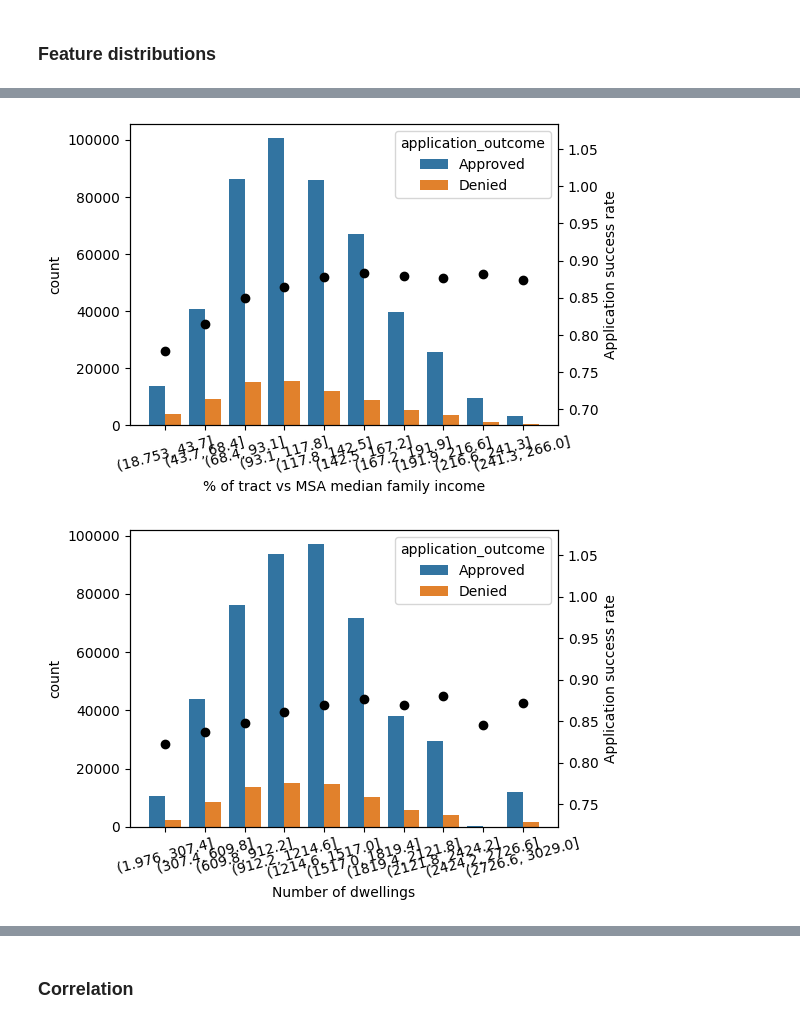
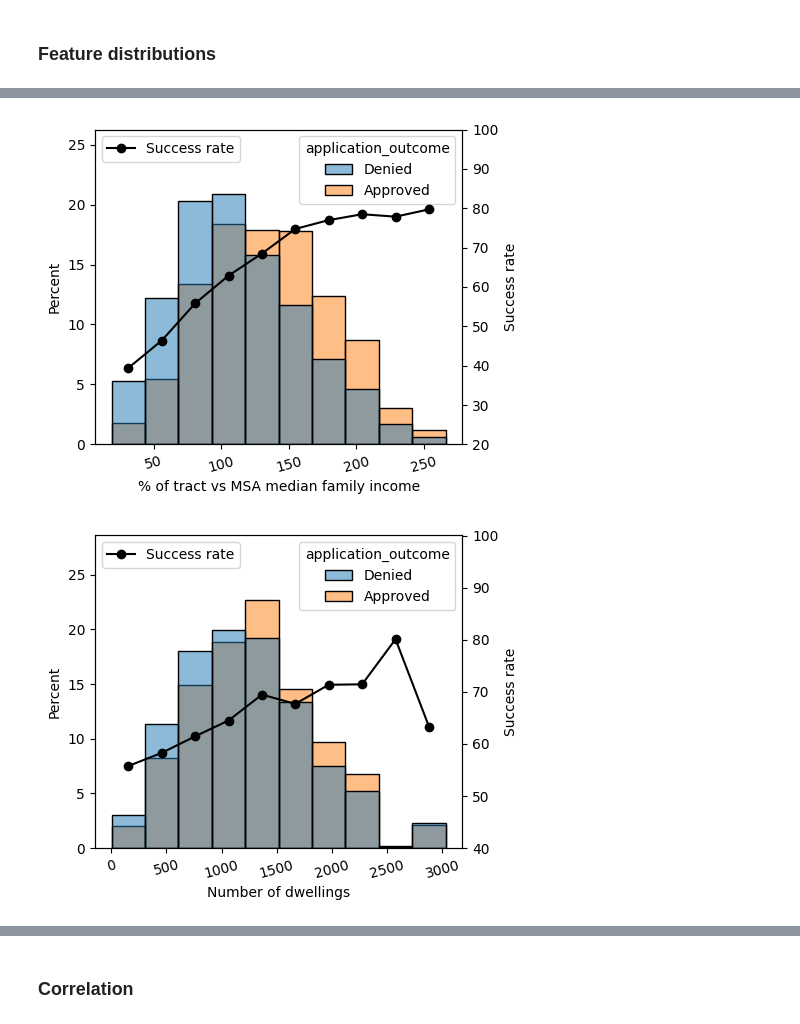
Before and after one commit to hpmartins/mlai-ucb-codes, a Jupyter notebook: capstone_project/file_2_analysis.ipynb, the cells around one changed output, grey strips where cells are left out. Cells and saved outputs as stored; diff of their text form; code cells hidden in the pictures.

```diff
--- a/capstone_project/file_2_analysis.ipynb
+++ b/capstone_project/file_2_analysis.ipynb
@@ -251,0 +256,4 @@ plot_success_numerical(df, "loan_amount", "Loan Amount (USD)", bins=8, q=False,
+# %%
+df['purchaser_type'] = df['purchaser_type'].apply(lambda x: 'non-entity' if x == 'not_applicable' else 'entity')
+df = df[df['purchaser_type'] == 'non-entity']
+df = df.drop('purchaser_type', axis=1)
@@ -282,13 +481,13 @@ plot_success_numerical(
 # %%
-plot_success_numerical(
-    df, "tract_to_msa_income_percentage", "% of tract vs MSA median family income", bins=10, save=True,
-)
+plot_success_numerical2(
+    df, "tract_to_msa_income_percentage", "% of tract vs MSA median family income", bins=10, save=True, lloc=2,
+).show()
 # %% [output]
-[figure, old version]
+[figure, new version]
 # %%
-plot_success_numerical(
+plot_success_numerical2(
     df, "tract_owner_occupied_units", "Number of dwellings", bins=10
-)
+).show()
 # %% [output]
-[figure, old version]
+[figure, new version]
 # %%
```
Also changed, not shown: parts of 84 cells of this notebook, 23 other files.
